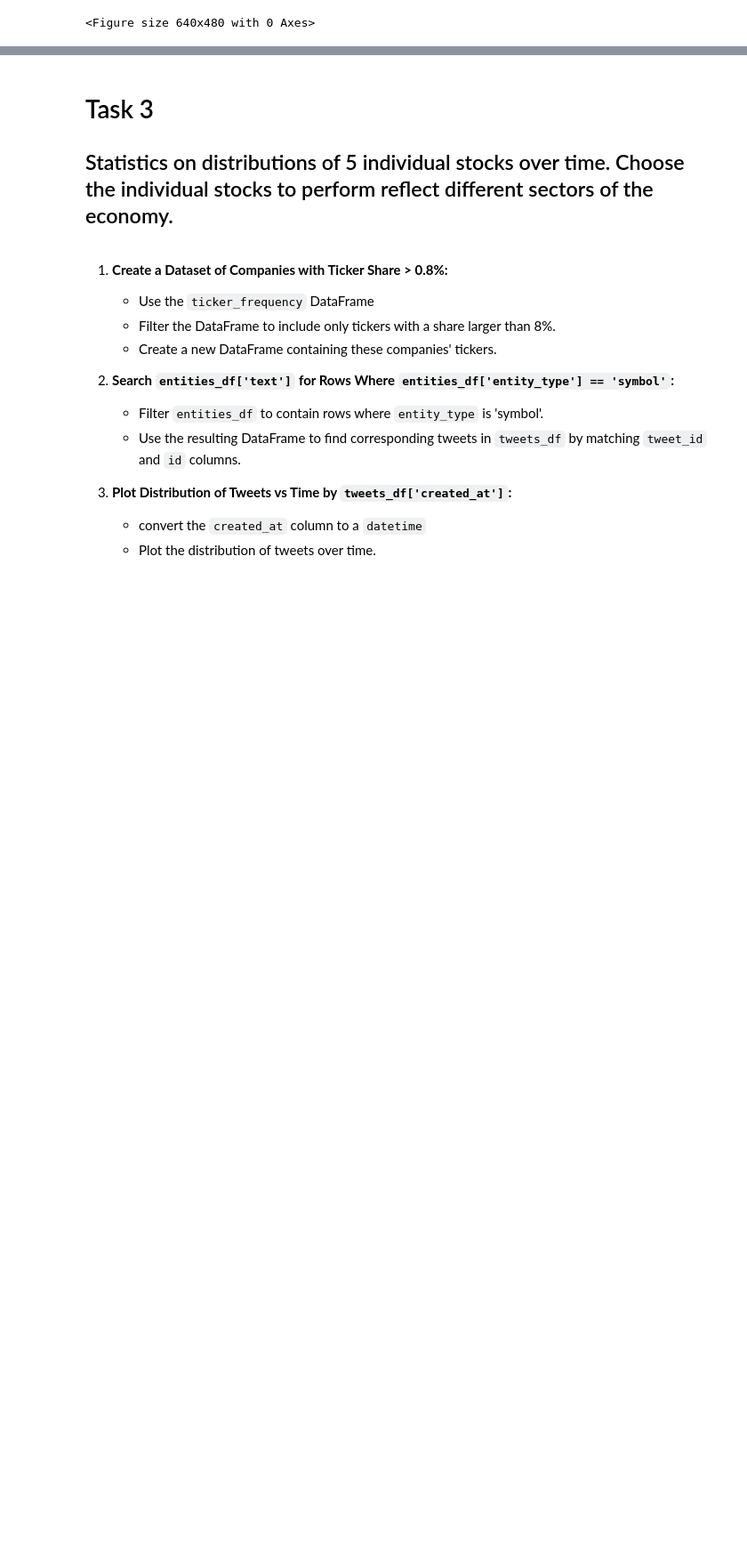
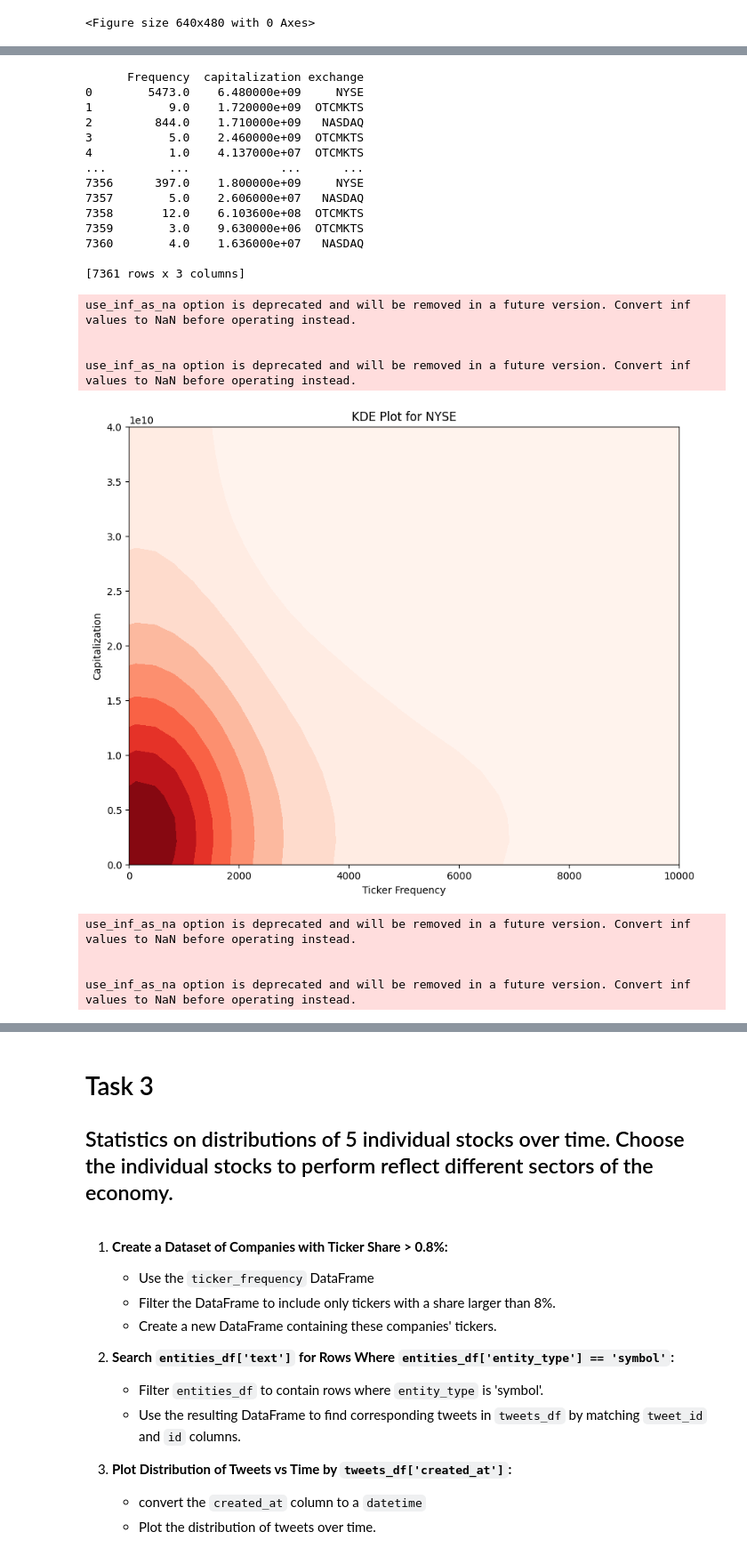
Before and after one commit to AliNikkhah2001/DataScience02, a Jupyter notebook: fds-project.ipynb, the cells around one changed output, grey strips where cells are left out. Shown at 89% size. Cells and saved outputs as stored; diff of their text form; code cells hidden in the pictures; blank space fills up the shorter version.

```diff
--- a/fds-project.ipynb
+++ b/fds-project.ipynb
@@ -595,7 +701,7 @@ ticker_to_exchange = companies_df.set_index('ticker')['exchange'].to_dict()
 ticker_frequency['Exchange'] = ticker_frequency['Ticker'].map(ticker_to_exchange)
 
 # Remove rows with NaN values in either 'Ticker' or 'Exchange' column
-ticker_frequency = ticker_frequency.dropna(subset=['Ticker', 'Exchange'])
+ticker_frequency = ticker_frequency.dropna(subset=['Ticker', 'Exchange','Name'])
 
 # Display the updated DataFrame
 print(ticker_frequency)
@@ -674,0 +723,3 @@ Exchange: NYSE
+# %%
+# Assuming 'capitalization' is the column you want to clean
+companies_df = companies_df.dropna(subset=['capitalization'])
@@ -674,0 +743,7 @@ Exchange: NYSE
+# %%
+# Assuming 'ticker' is the common column between the two DataFrames
+merged_df = pd.merge(companies_df, ticker_frequency, left_on='ticker', right_on='Ticker', how='left')
+
+# Now, 'Frequency' column from ticker_frequency is added to companies_df
+# You might want to fill NaN values with 0 if there is no match
+companies_df['Frequency'] = merged_df['Frequency'].fillna(0)
@@ -674,0 +755,8 @@ Exchange: NYSE
+# %%
+companies_df = companies_df[(companies_df['Frequency'] != 0) & (~companies_df['Frequency'].isna())]
+
+# Reset the index if needed
+companies_df.reset_index(drop=True, inplace=True)
+
+# Display the modified DataFrame
+print(companies_df)
@@ -674,0 +795,60 @@ Exchange: NYSE
+# %%
+import seaborn as sns
+import matplotlib.pyplot as plt
+import os
+import numpy as np
+
+
+data = companies_df[['Frequency', 'capitalization', 'exchange']].dropna()
+print(data)
+
+# Get unique exchanges
+unique_exchanges = data['exchange'].unique()
+
+# Create a folder to save plots if it doesn't exist
+plots_folder = 'plots'
+os.makedirs(plots_folder, exist_ok=True)
+
+# Plot separate 2D KDE plots for frequency vs capitalization for each exchange
+for exchange in unique_exchanges:
+    exchange_data = data[data['exchange'] == exchange]
+
+    plt.figure(figsize=(10, 8))
+    sns.kdeplot(x=exchange_data['Frequency'], y=exchange_data['capitalization'], fill=True, cmap="Reds", thresh=0, levels=10, warn_singular=False)
+    plt.title(f'KDE Plot for {exchange}')
+    plt.xlabel('Ticker Frequency')
+    plt.ylabel('Capitalization')
+    plt.ylim(0, 4e10)
+    plt.xlim(0,10000)
+
+    # Save the plot in the 'plots' folder with a unique name
+    plot_filename = os.path.join(plots_folder, f'kde_plot_{exchange}.png')
+    plt.savefig(plot_filename)
+    plt.show()
+    plt.close()  # Close the current plot to create a new one for the next exchange
+
+print("Plots saved in the 'plots' folder.")
+# %% [output]
+      Frequency  capitalization exchange
+0        5473.0    6.480000e+09     NYSE
+1           9.0    1.720000e+09  OTCMKTS
+2         844.0    1.710000e+09   NASDAQ
+3           5.0    2.460000e+09  OTCMKTS
+4           1.0    4.137000e+07  OTCMKTS
+...         ...             ...      ...
+7356      397.0    1.800000e+09     NYSE
+7357        5.0    2.606000e+07   NASDAQ
+7358       12.0    6.103600e+08  OTCMKTS
+7359        3.0    9.630000e+06  OTCMKTS
+7360        4.0    1.636000e+07   NASDAQ
+
+[7361 rows x 3 columns]
+use_inf_as_na option is deprecated and will be removed in a future version. Convert inf values to NaN before operating instead.
+
+
+use_inf_as_na option is deprecated and will be removed in a future version. Convert inf values to NaN before operating instead.
+[figure, added]
+use_inf_as_na option is deprecated and will be removed in a future version. Convert inf values to NaN before operating instead.
+
+
+use_inf_as_na option is deprecated and will be removed in a future version. Convert inf values to NaN before operating instead.
```
Also changed, not shown: parts of 55 cells of this notebook.
